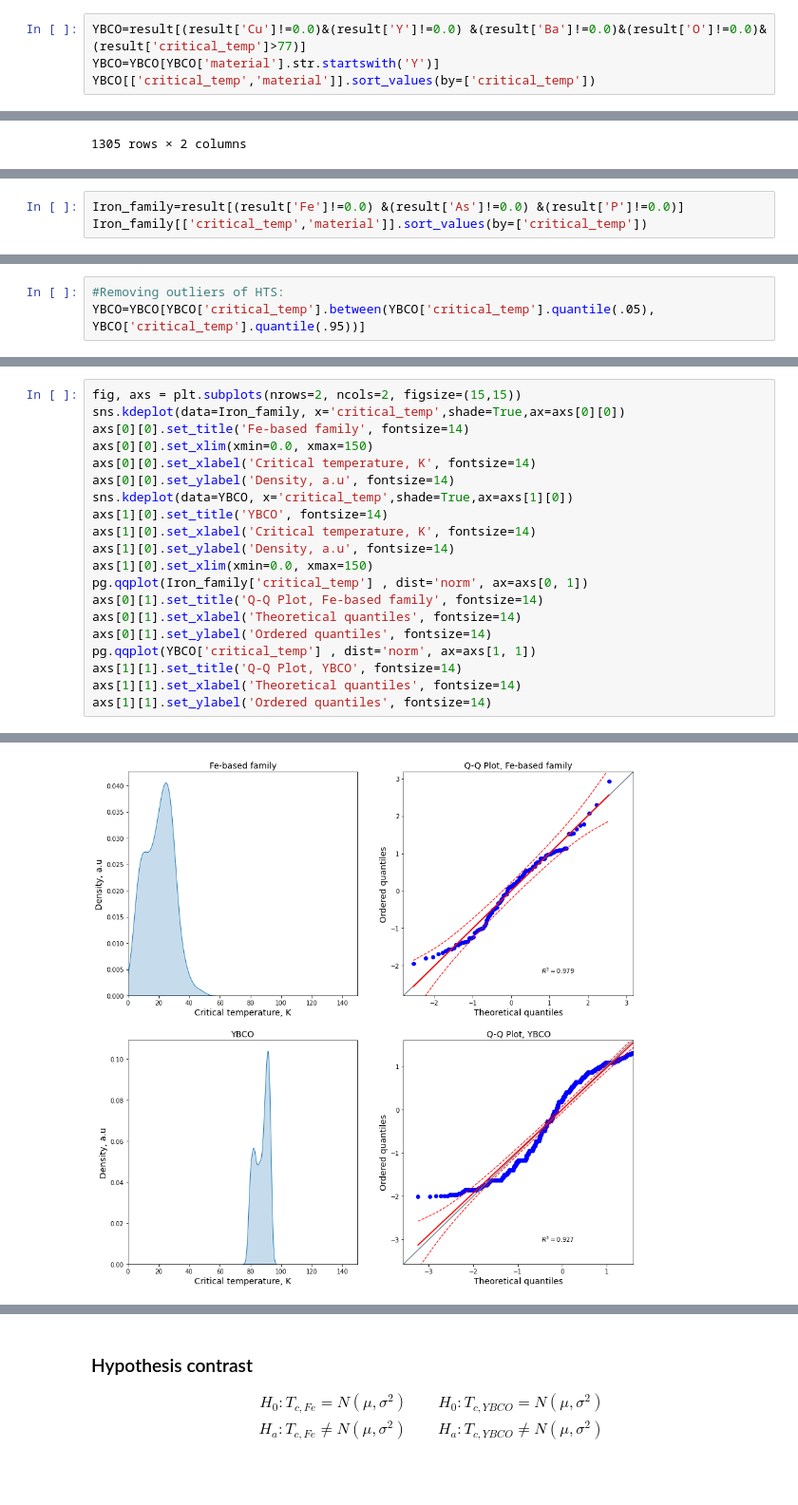
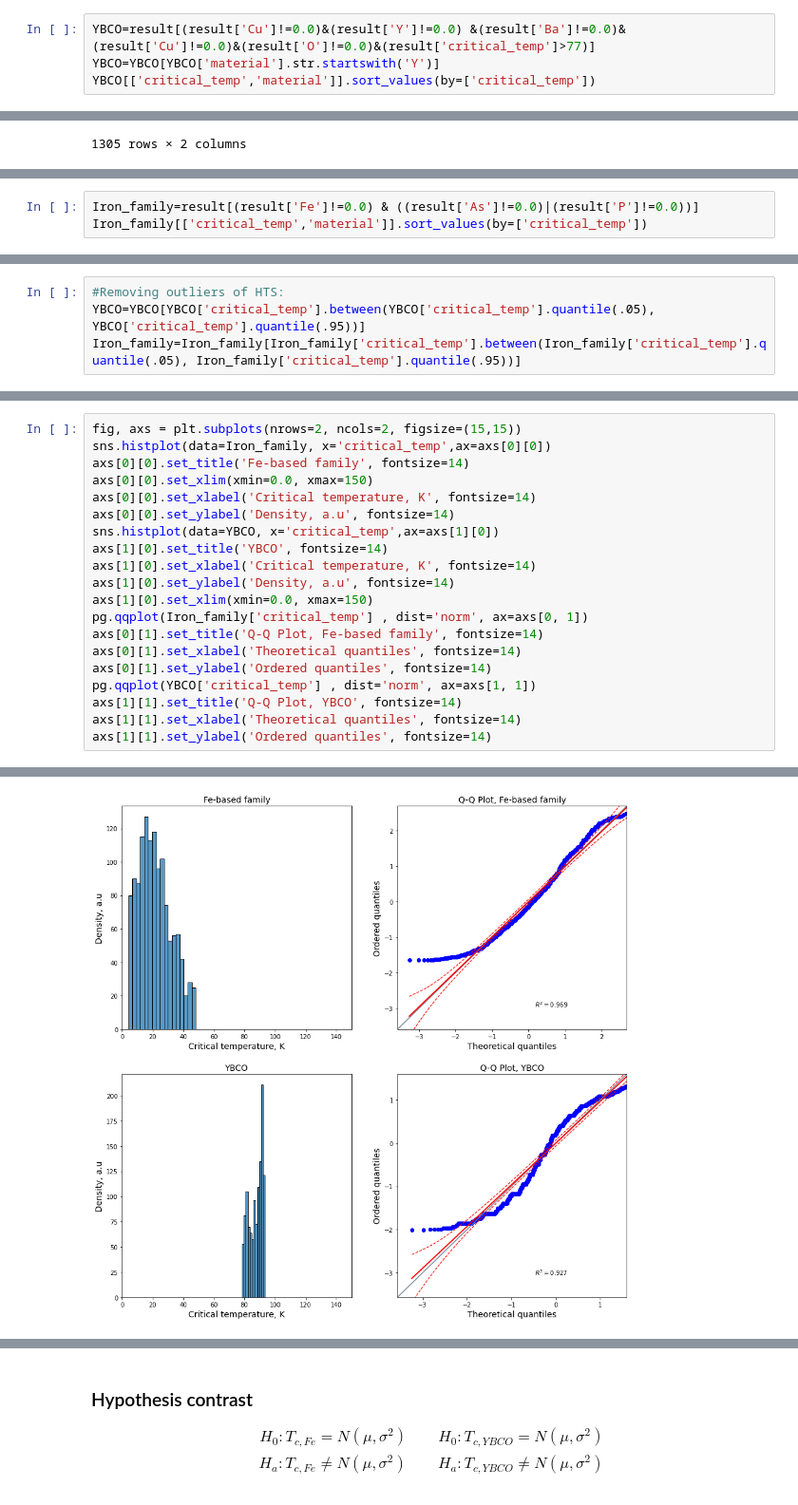
Before and after one commit to JoseBCN91/ITACADEMY-, a Jupyter notebook: Sprint5/hipotesis_testing/T05 M01.ipynb, the cells around one changed output, grey strips where cells are left out. Shown: that part at 95% size. Drawn from its saved outputs; the diff is of its cells as text.

```diff
--- a/Sprint5/hipotesis_testing/T05 M01.ipynb
+++ b/Sprint5/hipotesis_testing/T05 M01.ipynb
@@ -285,5 +285,5 @@ Yttrium barium copper oxide (YBCO) is a family of crystalline chemical compounds
 # %%
-YBCO=result[(result['Cu']!=0.0)&(result['Y']!=0.0) &(result['Ba']!=0.0)&(result['O']!=0.0)&(result['critical_temp']>77)]
+YBCO=result[(result['Cu']!=0.0)&(result['Y']!=0.0) &(result['Ba']!=0.0)&(result['Cu']!=0.0)&(result['O']!=0.0)&(result['critical_temp']>77)]
 YBCO=YBCO[YBCO['material'].str.startswith('Y')]
 YBCO[['critical_temp','material']].sort_values(by=['critical_temp'])
 # %% [output]
@@ -305,5 +305,5 @@ Iron-based superconductors contain layers of iron and a pnictogen – such as a
 # %%
-Iron_family=result[(result['Fe']!=0.0) &(result['As']!=0.0) &(result['P']!=0.0)]
+Iron_family=result[(result['Fe']!=0.0) & ((result['As']!=0.0)|(result['P']!=0.0))]
 Iron_family[['critical_temp','material']].sort_values(by=['critical_temp'])
 # %% [output]
 |  | critical_temp | material |
@@ -333,6 +333,7 @@ Text(0.5, 0, 'Critical temperature, K')
 # %%
 #Removing outliers of HTS:
 YBCO=YBCO[YBCO['critical_temp'].between(YBCO['critical_temp'].quantile(.05), YBCO['critical_temp'].quantile(.95))]
+Iron_family=Iron_family[Iron_family['critical_temp'].between(Iron_family['critical_temp'].quantile(.05), Iron_family['critical_temp'].quantile(.95))]
 # %%
 fig, axs = plt.subplots(nrows=1, ncols=2, figsize=(15,5))
 sns.boxplot(x=Iron_family['critical_temp'], ax=axs[0])
@@ -347,26 +348,26 @@ Text(0.5, 0, 'Critical temperature, K')
 # %%
 fig, axs = plt.subplots(nrows=2, ncols=2, figsize=(15,15))
-sns.kdeplot(data=Iron_family, x='critical_temp',shade=True,ax=axs[0][0])
+sns.histplot(data=Iron_family, x='critical_temp',ax=axs[0][0])
 axs[0][0].set_title('Fe-based family', fontsize=14)
 axs[0][0].set_xlim(xmin=0.0, xmax=150)
 axs[0][0].set_xlabel('Critical temperature, K', fontsize=14)
 axs[0][0].set_ylabel('Density, a.u', fontsize=14)
-sns.kdeplot(data=YBCO, x='critical_temp',shade=True,ax=axs[1][0])
+sns.histplot(data=YBCO, x='critical_temp',ax=axs[1][0])
 axs[1][0].set_title('YBCO', fontsize=14)
 axs[1][0].set_xlabel('Critical temperature, K', fontsize=14)
 axs[1][0].set_ylabel('Density, a.u', fontsize=14)
 axs[1][0].set_xlim(xmin=0.0, xmax=150)
 pg.qqplot(Iron_family['critical_temp'] , dist='norm', ax=axs[0, 1])
 axs[0][1].set_title('Q-Q Plot, Fe-based family', fontsize=14)
 axs[0][1].set_xlabel('Theoretical quantiles', fontsize=14)
 axs[0][1].set_ylabel('Ordered quantiles', fontsize=14)
 pg.qqplot(YBCO['critical_temp'] , dist='norm', ax=axs[1, 1])
 axs[1][1].set_title('Q-Q Plot, YBCO', fontsize=14)
 axs[1][1].set_xlabel('Theoretical quantiles', fontsize=14)
 axs[1][1].set_ylabel('Ordered quantiles', fontsize=14)
 # %% [output]
 Text(0, 0.5, 'Ordered quantiles')
-[figure, old version]
+[figure, new version]
 # %%
 print('Kursotis for Iron_family:', stats.kurtosis(Iron_family['critical_temp']))
 print('Skewness for Iron_family:', stats.skew(Iron_family['critical_temp']))
```
Also changed, not shown: parts of 15 cells of this notebook.
